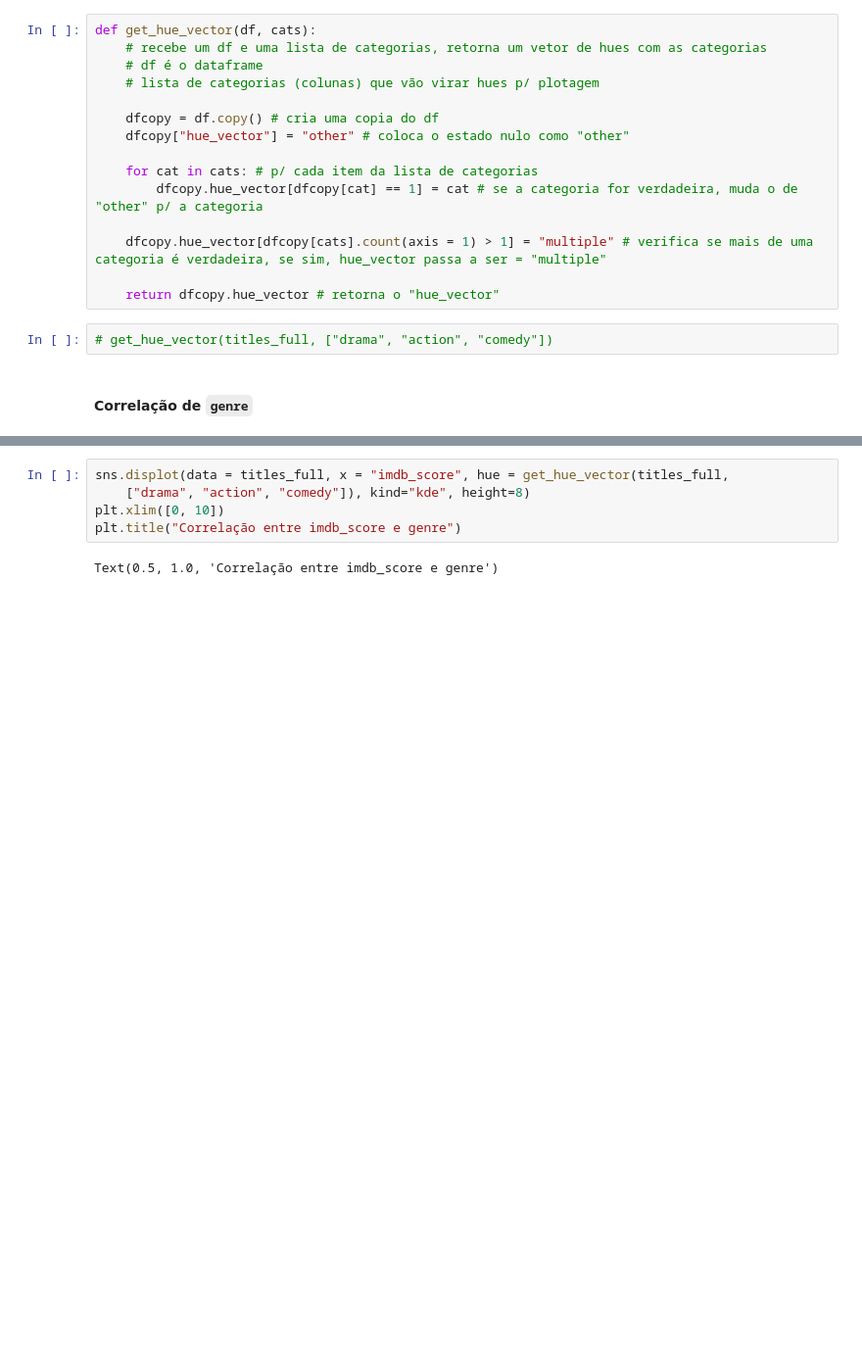
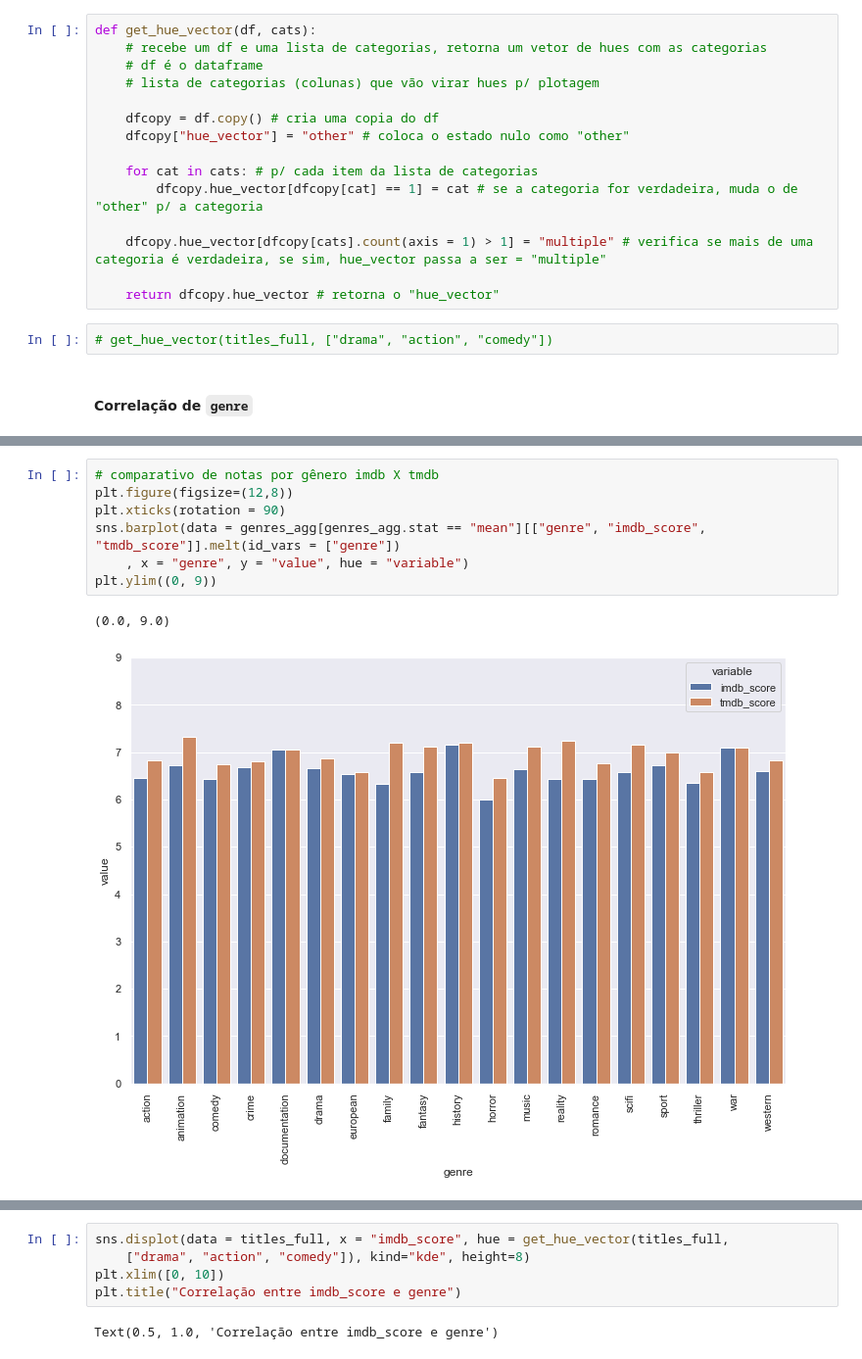
Before and after one commit to RodrigoLaraG/Data-Sci, a Jupyter notebook: DataSets/Netflix/NetflixNotebook.ipynb, the cells around one changed output, grey strips where cells are left out. Shown at 98% size. Saved outputs shown, nothing was run; the diff lists cells and outputs as text; blank space fills up the shorter version.

Commit message:
EDA genres, hue by db,

```diff
--- a/DataSets/Netflix/NetflixNotebook.ipynb
+++ b/DataSets/Netflix/NetflixNotebook.ipynb
@@ -1840,0 +1862,10 @@ def get_hue_vector(df, cats):
+# %%
+# comparativo de notas por gênero imdb X tmdb
+plt.figure(figsize=(12,8))
+plt.xticks(rotation = 90)
+sns.barplot(data = genres_agg[genres_agg.stat == "mean"][["genre", "imdb_score", "tmdb_score"]].melt(id_vars = ["genre"])
+    , x = "genre", y = "value", hue = "variable")
+plt.ylim((0, 9))
+# %% [output]
+(0.0, 9.0)
+[figure, added]
```
Also changed, not shown: parts of 41 cells of this notebook.
